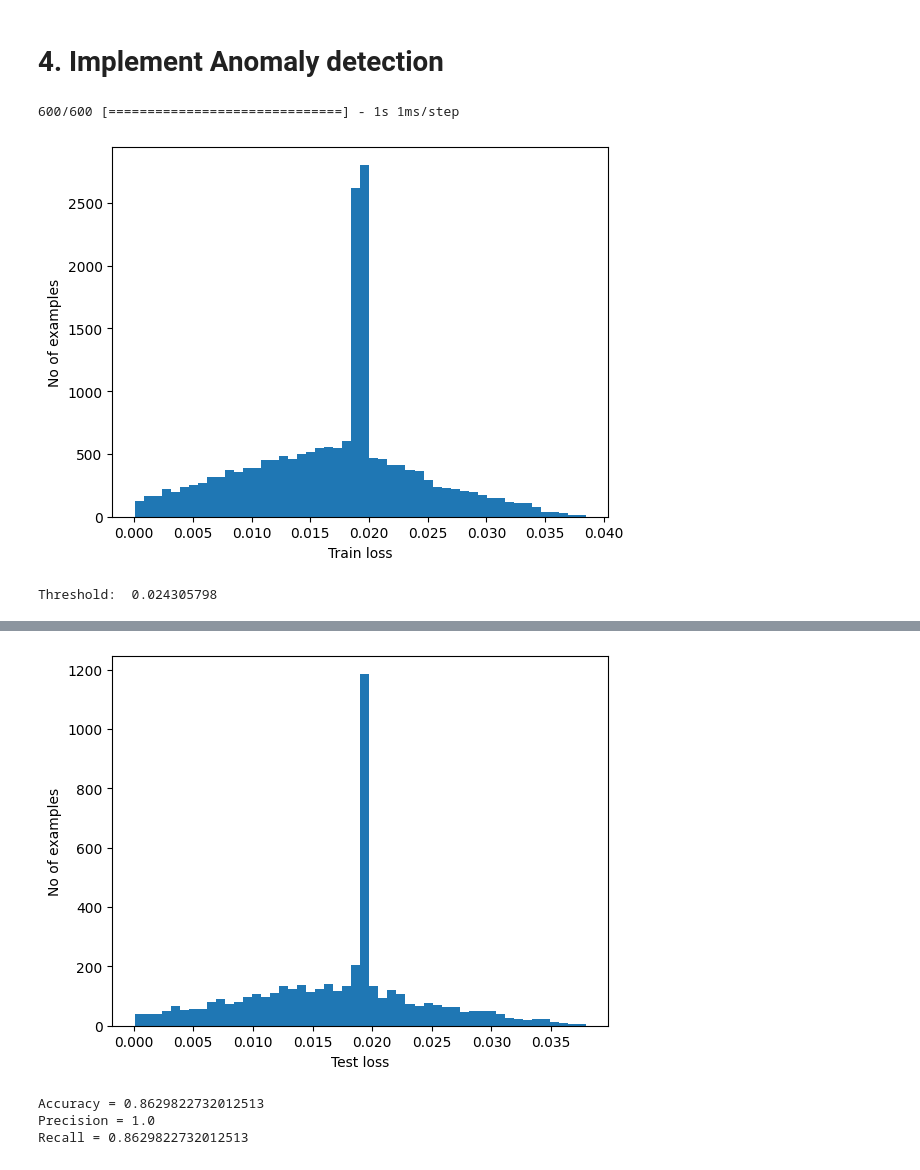
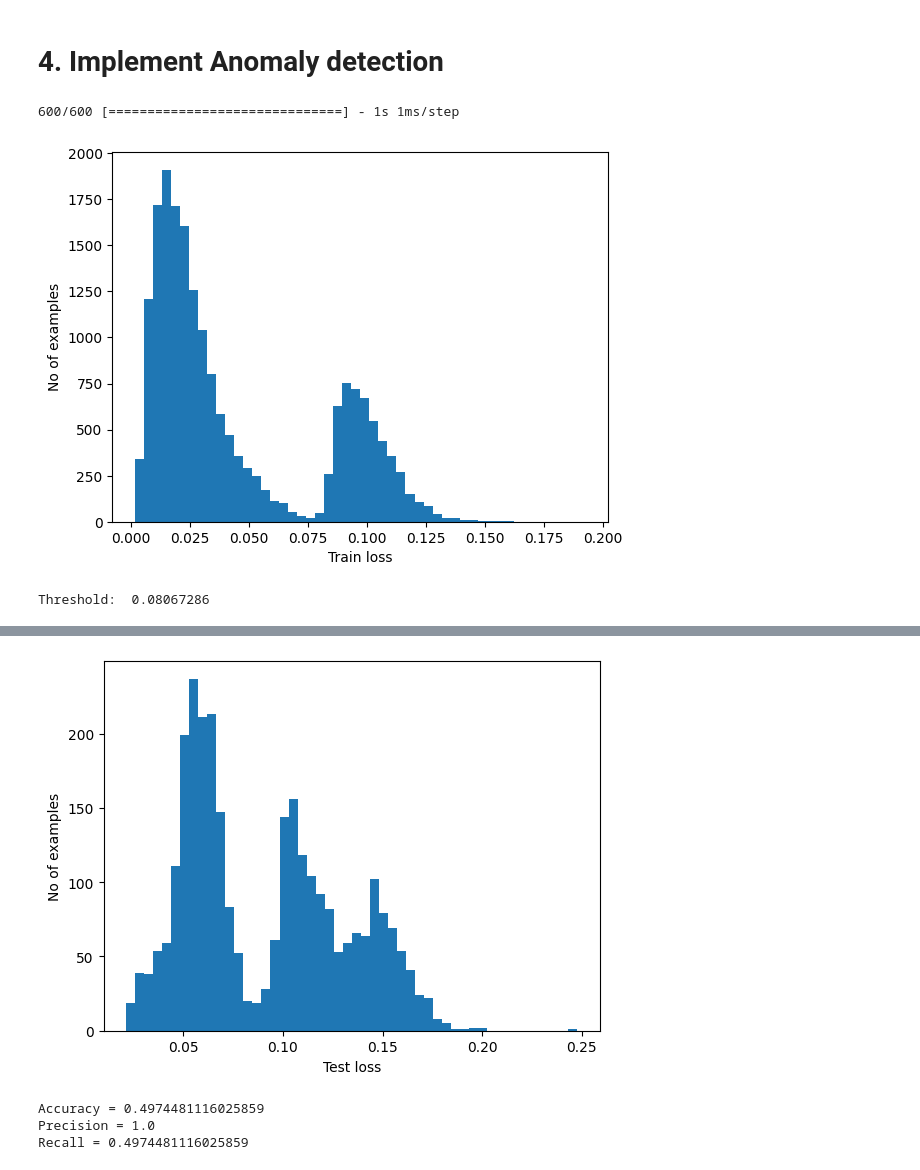
Before and after one commit to aKravtschenko/DEEPL-Autoencoder, a Jupyter notebook: main.ipynb, the cells around one changed output, grey strips where cells are left out. Drawn from its saved outputs; the diff is of its cells as text; code cells hidden in the pictures.

```diff
--- a/main.ipynb
+++ b/main.ipynb
@@ -599,13 +478,22 @@ a_labels = anomaly_df.values[:, 0]
+# %%
+a_class_df = anomaly_df
+# Aufteilung in Features (X) und Zielvariable (y)
+Xa = a_class_df.drop('label', axis=1)
+ya = a_class_df['label']
+
+# Aufteilung in Trainings- und Testdatensätze
+# Normalisierung der Features
+scaler = MinMaxScaler(feature_range=(-1, 1))
+X_normalized_a = scaler.fit_transform(Xa)
 # %%
-
 # The first element contains the labels
 #labels = raw_data[:, 0]
 
 # The other data points are the data
 #data = raw_data[:, 1:]
 
-train_data, test_data, train_labels, test_labels = train_test_split(data, labels, test_size=0.2, random_state=21)
-a_train_data, a_test_data, a_train_labels, a_test_labels = train_test_split(data, labels, test_size=0.2, random_state=21)
+train_data, test_data, train_labels, test_labels = train_test_split(X_normalized, y, test_size=0.2, random_state=21)
+a_train_data, a_test_data, a_train_labels, a_test_labels = train_test_split(X_normalized_a, ya, test_size=0.2, random_state=21)
 # %%
 train_data = tf.constant(train_data, dtype=tf.float32)
 test_data = tf.constant(test_data, dtype=tf.float32)
@@ -666,8 +581,8 @@ class AnomalyDetector(Model):
       layers.Dense(8, activation="relu")])
 
     self.decoder = tf.keras.Sequential([
-      layers.Dense(8, activation="relu"),
       layers.Dense(16, activation="relu"),
+      layers.Dense(32, activation="relu"),
       layers.Dense(NUMBER_OF_CLASSES, activation="sigmoid")])
 
   def call(self, x):
@@ -681,5 +597,5 @@ autoencoder.compile(optimizer='adam', loss='mae')
 # %%
-history = autoencoder.fit(normal_train_data, normal_train_data,
+history = autoencoder.fit(train_data, train_data,
           epochs=20,
           batch_size=512,
           validation_data=(test_data, test_data),
@@ -734,8 +651,8 @@ plt.show()
 # %% [markdown]
 # 4. Implement Anomaly detection
 # %%
-reconstructions = autoencoder.predict(normal_train_data)
-train_loss = tf.keras.losses.mae(reconstructions, normal_train_data)
+reconstructions = autoencoder.predict(train_data)
+train_loss = tf.keras.losses.mae(reconstructions, train_data)
 
 plt.hist(train_loss[None,:], bins=50)
 plt.xlabel("Train loss")
@@ -743,15 +660,15 @@ plt.ylabel("No of examples")
 plt.show()
 # %% [output]
 600/600 [==============================] - 1s 1ms/step
-[figure, old version]
+[figure, new version]
 # %%
-threshold = np.mean(train_loss) + np.std(train_loss)
+threshold= (np.mean(train_loss) + np.std(train_loss))
 print("Threshold: ", threshold)
 # %% [output]
-Threshold:  0.024305798
+Threshold:  0.08067286
 # %%
-reconstructions = autoencoder.predict(a_normal_test_data)
-test_loss = tf.keras.losses.mae(reconstructions, a_normal_test_data)
+reconstructions = autoencoder.predict(a_test_data)
+test_loss = tf.keras.losses.mae(reconstructions, a_test_data)
 
 plt.hist(test_loss[None, :], bins=50)
 plt.xlabel("Test loss")
@@ -762,4 +678,4 @@ plt.show()
-[figure, old version]
+[figure, new version]
 # %%
 def predict(model, data, threshold):
   reconstructions = model(data)
@@ -771,9 +687,9 @@ def print_stats(predictions, labels):
   print("Precision = {}".format(precision_score(labels, predictions)))
   print("Recall = {}".format(recall_score(labels, predictions)))
 # %%
-preds = predict(autoencoder, test_data, threshold)
-print_stats(preds, test_labels)
+preds = predict(autoencoder, a_test_data, threshold)
+print_stats(preds, a_test_labels)
 # %% [output]
-Accuracy = 0.8629822732012513
+Accuracy = 0.4974481116025859
 Precision = 1.0
-Recall = 0.8629822732012513
+Recall = 0.4974481116025859
```
Also changed, not shown: parts of 43 cells of this notebook, 3 other files.
